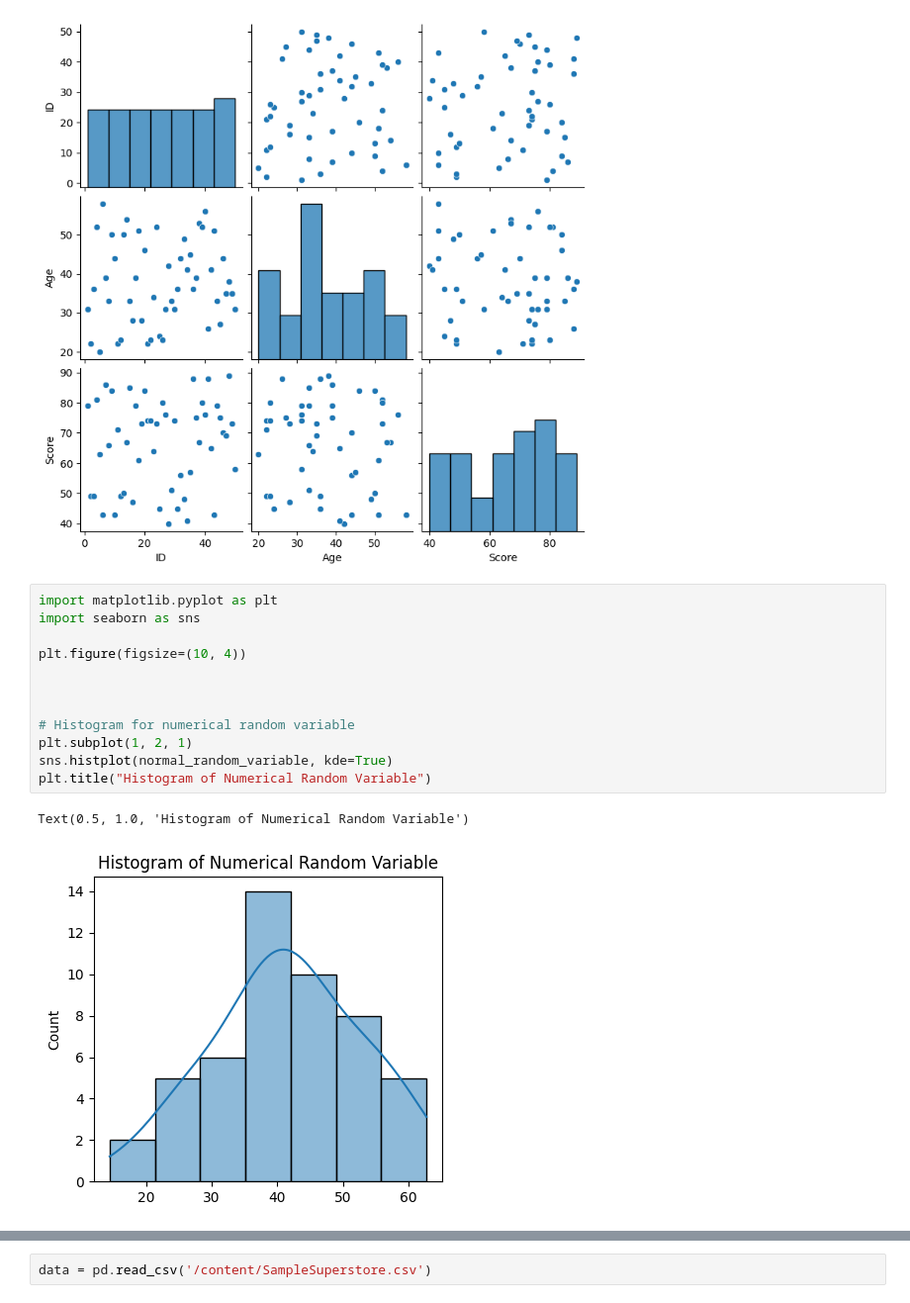
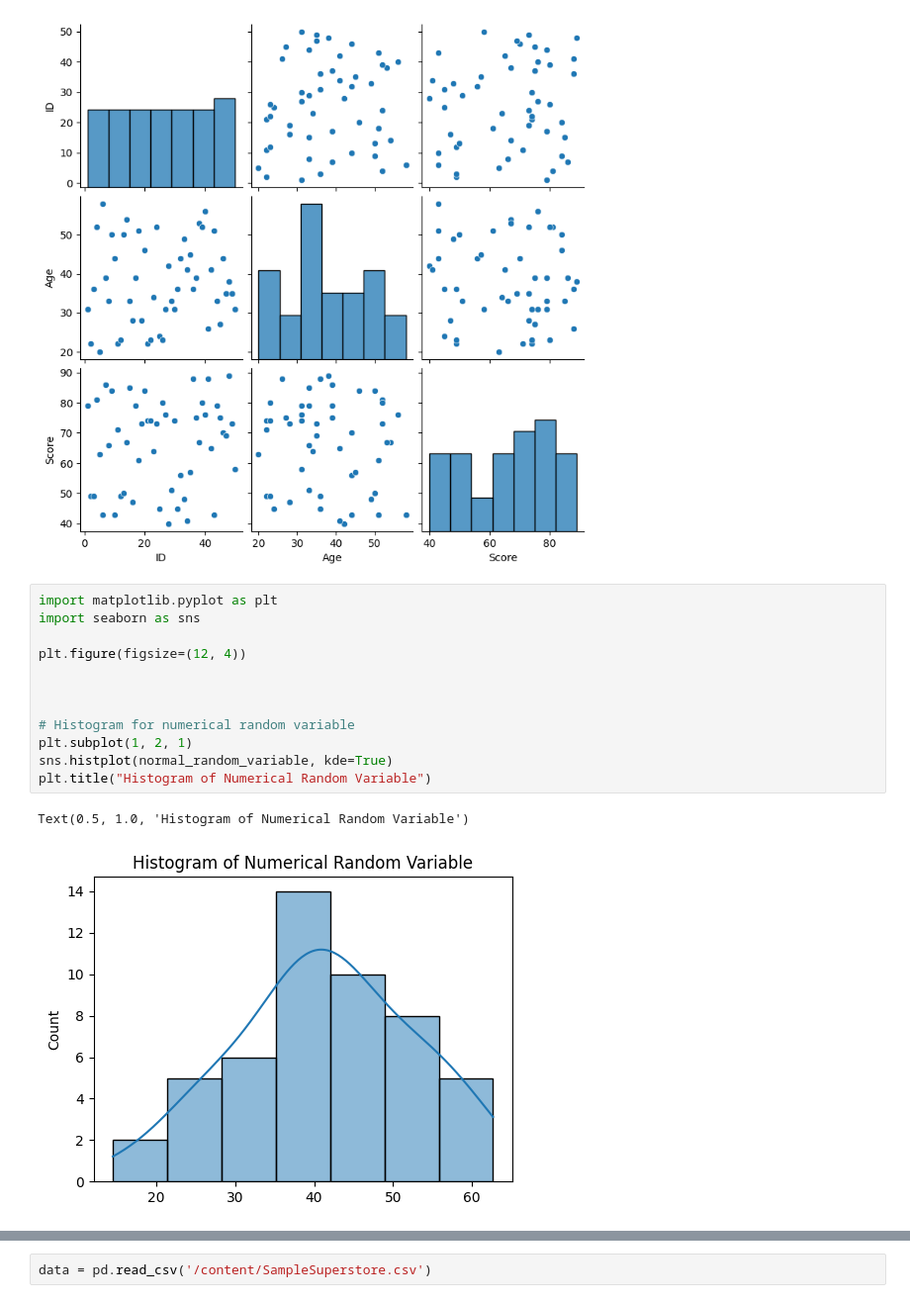
Before and after one commit to SANGRAMLEMBE/MTech, a Jupyter notebook: Inferential_Statistics/Practical/Inferential_stats_1.ipynb, the cells around one changed output, grey strips where cells are left out. Shown: that part at 99% size. Drawn from its saved outputs; the diff is of its cells as text.

```diff
--- a/Inferential_Statistics/Practical/Inferential_stats_1.ipynb
+++ b/Inferential_Statistics/Practical/Inferential_stats_1.ipynb
@@ -360,18 +360,18 @@ plt.show()
 # %%
 import matplotlib.pyplot as plt
 import seaborn as sns
 
-plt.figure(figsize=(10, 4))
+plt.figure(figsize=(12, 4))
 
 
 
 # Histogram for numerical random variable
 plt.subplot(1, 2, 1)
 sns.histplot(normal_random_variable, kde=True)
 plt.title("Histogram of Numerical Random Variable")
 # %% [output]
 Text(0.5, 1.0, 'Histogram of Numerical Random Variable')
-[figure, old version]
+[figure, new version]
 # %%
 
 # Count plot for categorical random variable
```
Also changed, not shown: parts of 4 cells of this notebook.
